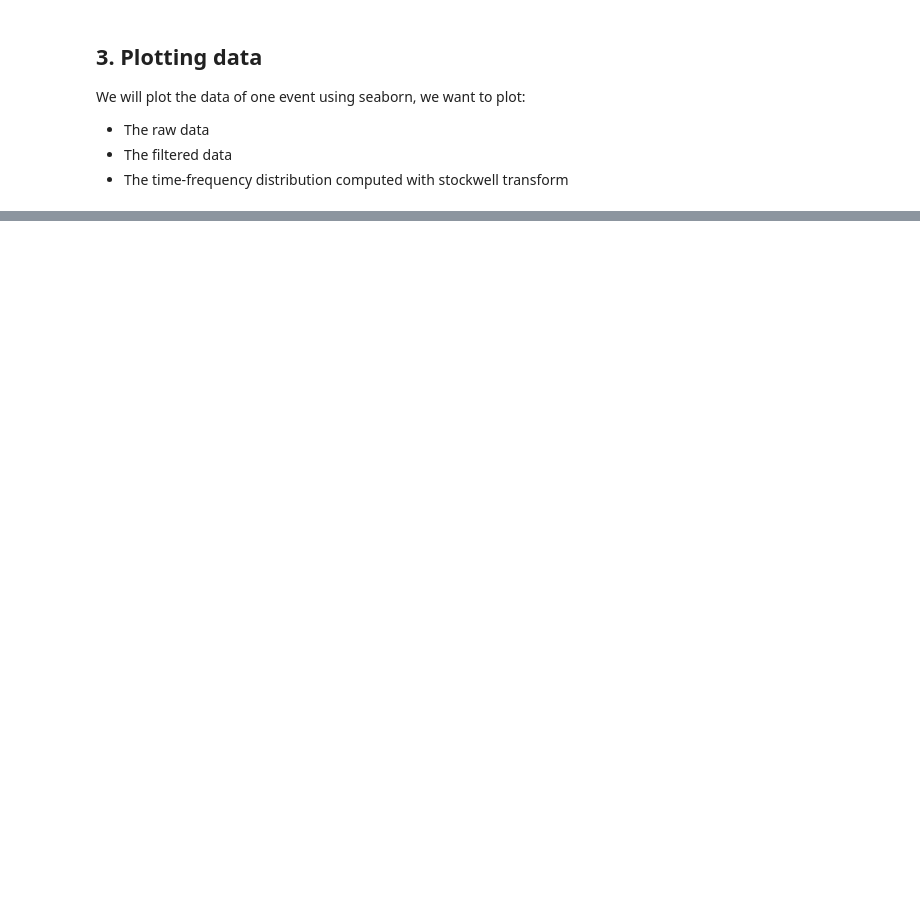
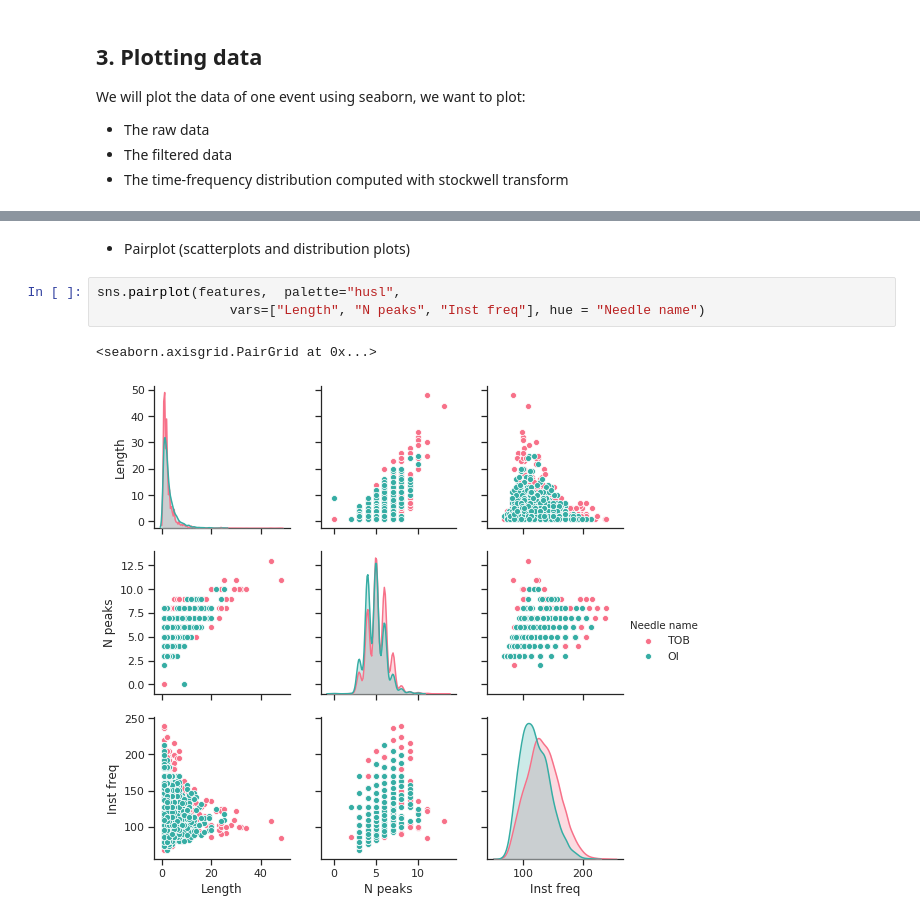
Before and after one commit to cmiglio/signal_processing_with_python, a Jupyter notebook: signal_processing_with_python.ipynb, the cells around one changed output, grey strips where cells are left out. Cells and saved outputs as stored; diff of their text form; blank space fills up the shorter version.

```diff
--- a/signal_processing_with_python.ipynb
+++ b/signal_processing_with_python.ipynb
@@ -226,0 +373,8 @@ plt.tight_layout()
+# %% [markdown]
+* Pairplot (scatterplots and distribution plots)
+# %%
+sns.pairplot(features,  palette="husl",
+                 vars=["Length", "N peaks", "Inst freq"], hue = "Needle name")
+# %% [output]
+<seaborn.axisgrid.PairGrid at 0x...>
+[figure, added]
```
Also changed, not shown: parts of 27 cells of this notebook.
